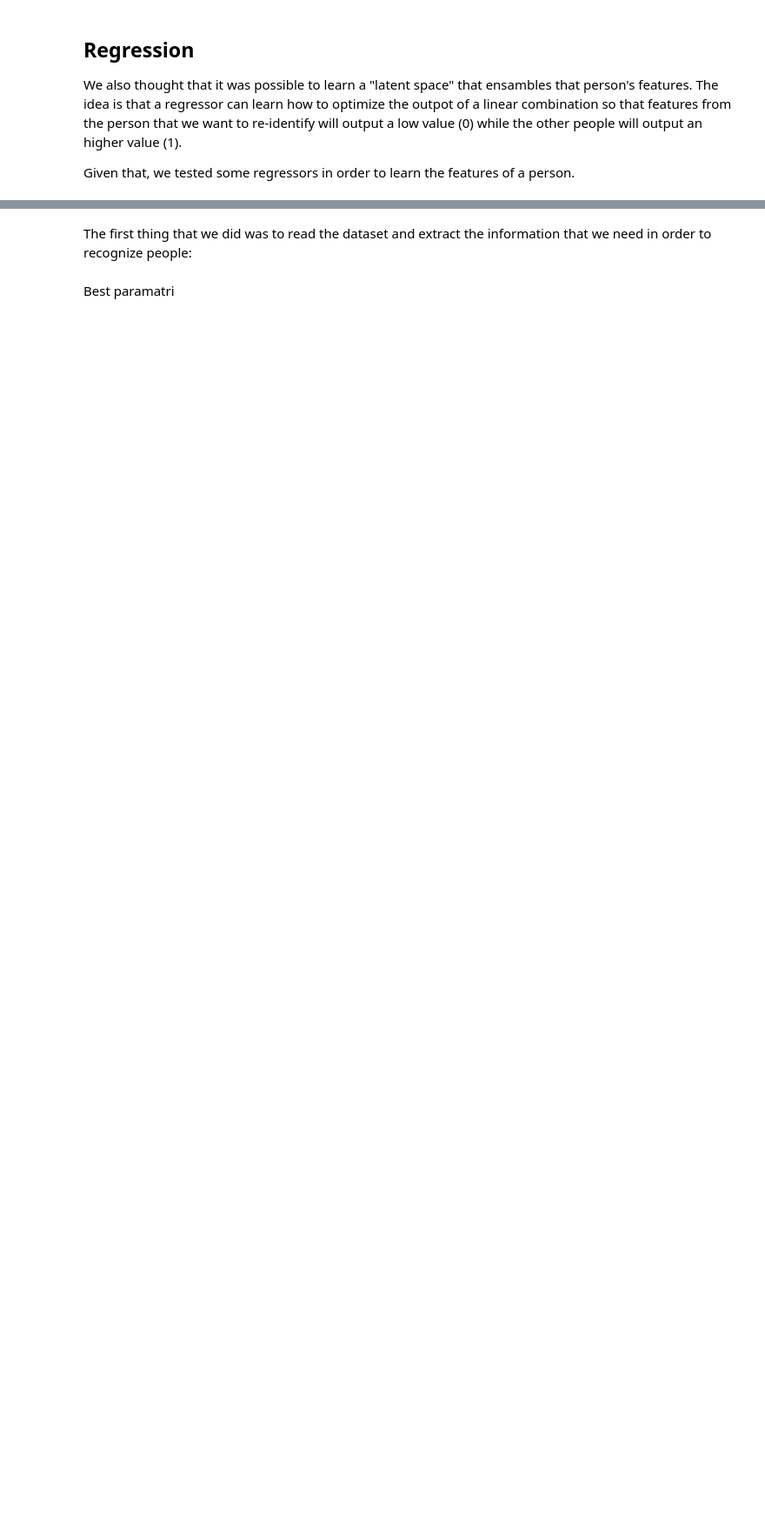
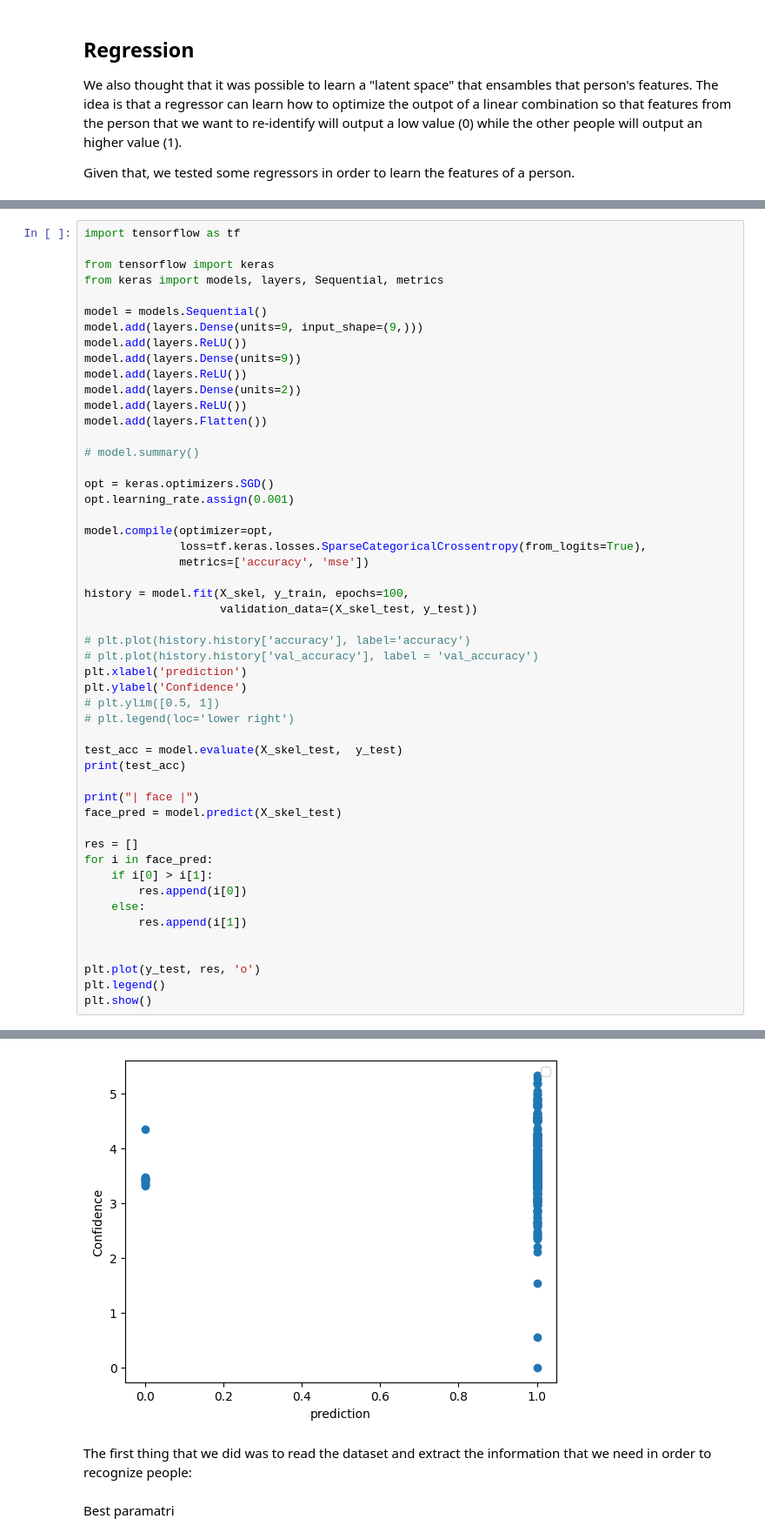
Before and after one commit to Andreus00/FDS, a Jupyter notebook: src/notebook.ipynb, the cells around one changed output, grey strips where cells are left out. Shown at 87% size. Saved outputs shown, nothing was run; the diff lists cells and outputs as text; blank space fills up the shorter version.

```diff
--- a/src/notebook.ipynb
+++ b/src/notebook.ipynb
@@ -480,0 +511,52 @@ m3 = Pipeline([("poly", PolynomialFeatures()), ("Regression", SVR())])
+# %%
+import tensorflow as tf
+
+from tensorflow import keras
+from keras import models, layers, Sequential, metrics
+
+model = models.Sequential()
+model.add(layers.Dense(units=9, input_shape=(9,)))
+model.add(layers.ReLU())
+model.add(layers.Dense(units=9))
+model.add(layers.ReLU())
+model.add(layers.Dense(units=2))
+model.add(layers.ReLU())
+model.add(layers.Flatten())
+
+# model.summary()
+
+opt = keras.optimizers.SGD()
+opt.learning_rate.assign(0.001)
+
+model.compile(optimizer=opt,
+              loss=tf.keras.losses.SparseCategoricalCrossentropy(from_logits=True),
+              metrics=['accuracy', 'mse'])
+
+history = model.fit(X_skel, y_train, epochs=100,
+                    validation_data=(X_skel_test, y_test))
+
+# plt.plot(history.history['accuracy'], label='accuracy')
+# plt.plot(history.history['val_accuracy'], label = 'val_accuracy')
+plt.xlabel('prediction')
+plt.ylabel('Confidence')
+# plt.ylim([0.5, 1])
+# plt.legend(loc='lower right')
+
+test_acc = model.evaluate(X_skel_test,  y_test)
+print(test_acc)
+
+print("| face |")
+face_pred = model.predict(X_skel_test)
+
+res = []
+for i in face_pred:
+    if i[0] > i[1]:
+        res.append(i[0])
+    else:
+        res.append(i[1])
+
+
+plt.plot(y_test, res, 'o')
+plt.legend()
+plt.show()
+# %% [output]
@@ -481,3 +581,4 @@ m3 = Pipeline([("poly", PolynomialFeatures()), ("Regression", SVR())])
+[figure, added]
 # %% [markdown]
 The first thing that we did was to read the dataset and extract the information that we need in order to recognize people:
 # %% [markdown]
```
Also changed, not shown: parts of 9 cells of this notebook, 2 other files.
